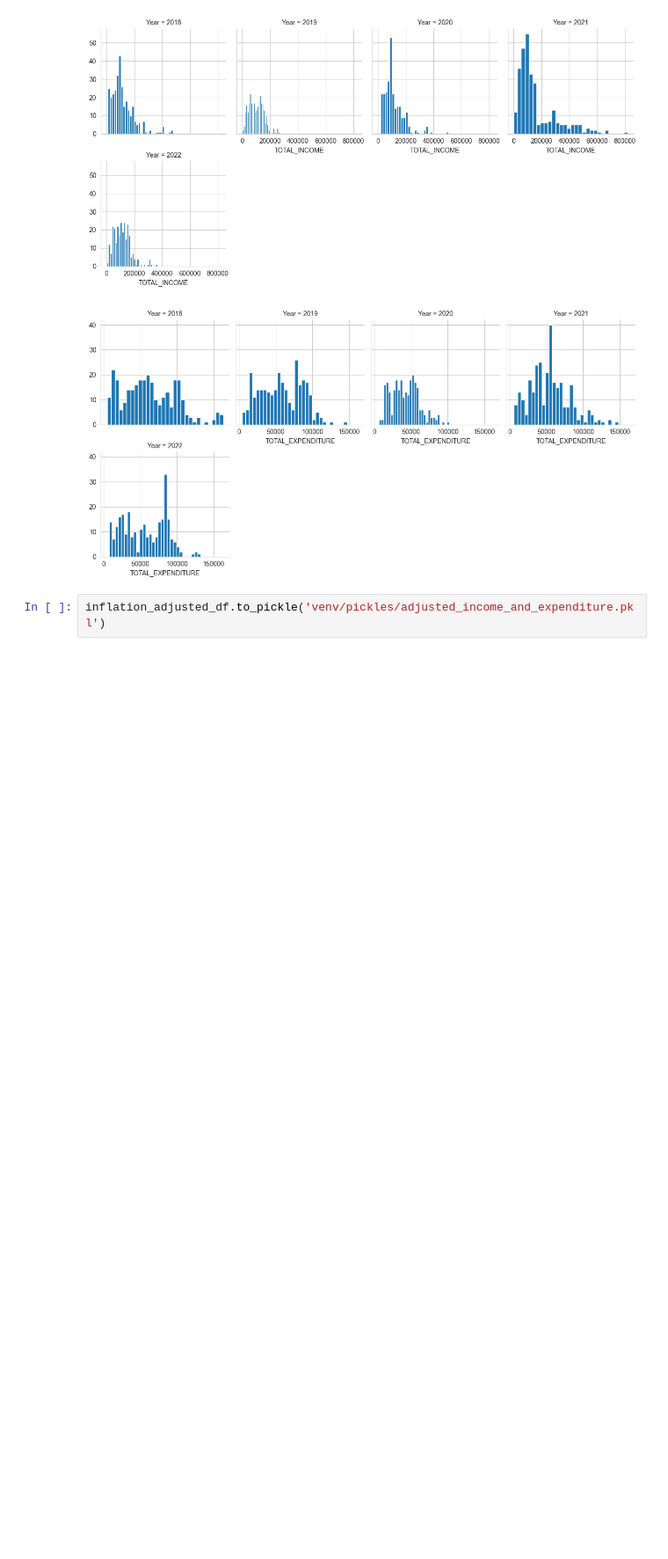
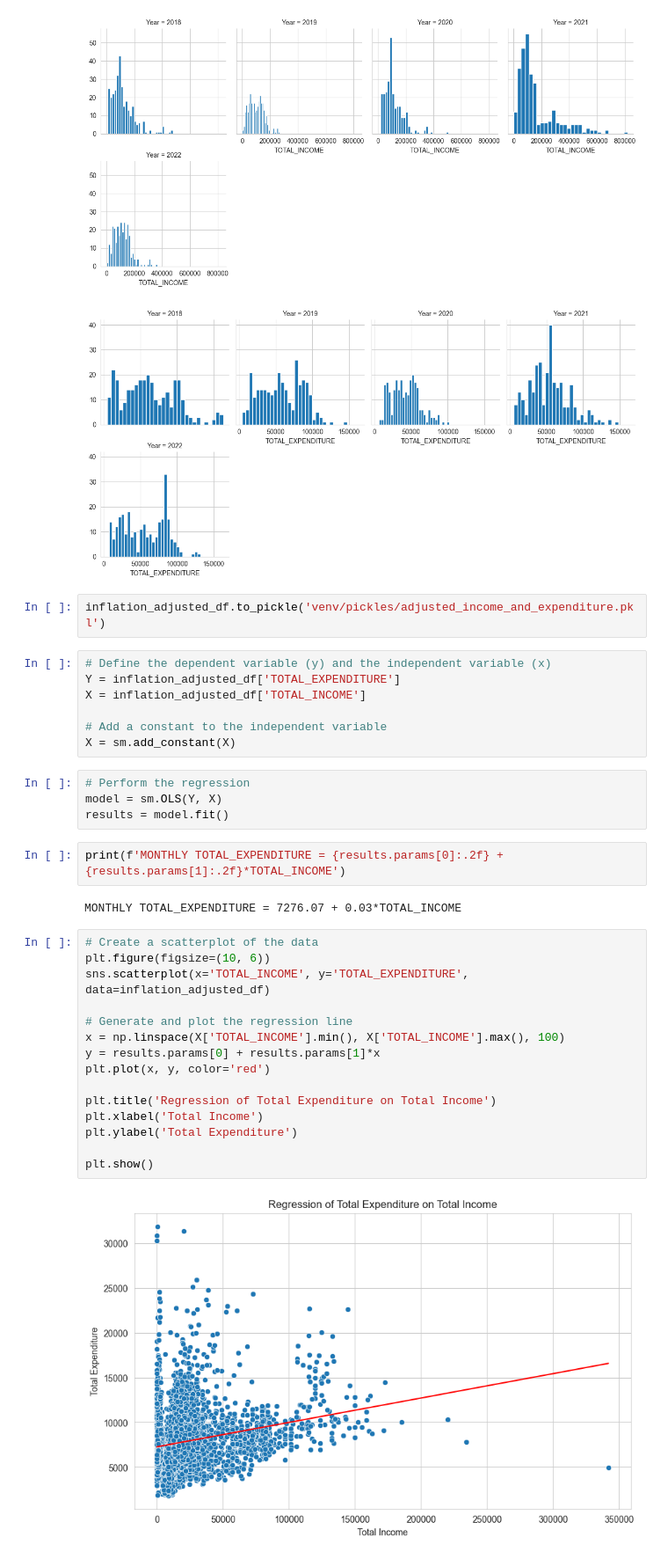
Before and after one commit to EwoutH/India-drought-ABM, a Jupyter notebook: Data/inflation_adjusted_income_and_expenditure.ipynb, the cells around one changed output. Shown at 88% size. Cells and saved outputs as stored; diff of their text form; blank space fills up the shorter version.

```diff
--- a/Data/inflation_adjusted_income_and_expenditure.ipynb
+++ b/Data/inflation_adjusted_income_and_expenditure.ipynb
@@ -222,3 +226,35 @@ plt.show()
 [figure]
 # %%
 inflation_adjusted_df.to_pickle('venv/pickles/adjusted_income_and_expenditure.pkl')
+# %%
+# Define the dependent variable (y) and the independent variable (x)
+Y = inflation_adjusted_df['TOTAL_EXPENDITURE']
+X = inflation_adjusted_df['TOTAL_INCOME']
+
+# Add a constant to the independent variable
+X = sm.add_constant(X)
+# %%
+# Perform the regression
+model = sm.OLS(Y, X)
+results = model.fit()
+# %%
+print(f'MONTHLY TOTAL_EXPENDITURE = {results.params[0]:.2f} + {results.params[1]:.2f}*TOTAL_INCOME')
+# %% [output]
+MONTHLY TOTAL_EXPENDITURE = 7276.07 + 0.03*TOTAL_INCOME
+# %%
+# Create a scatterplot of the data
+plt.figure(figsize=(10, 6))
+sns.scatterplot(x='TOTAL_INCOME', y='TOTAL_EXPENDITURE', data=inflation_adjusted_df)
+
+# Generate and plot the regression line
+x = np.linspace(X['TOTAL_INCOME'].min(), X['TOTAL_INCOME'].max(), 100)
+y = results.params[0] + results.params[1]*x
+plt.plot(x, y, color='red')
+
+plt.title('Regression of Total Expenditure on Total Income')
+plt.xlabel('Total Income')
+plt.ylabel('Total Expenditure')
+
+plt.show()
+# %% [output]
+[figure, added]
```
Also changed, not shown: parts of 14 cells of this notebook.
